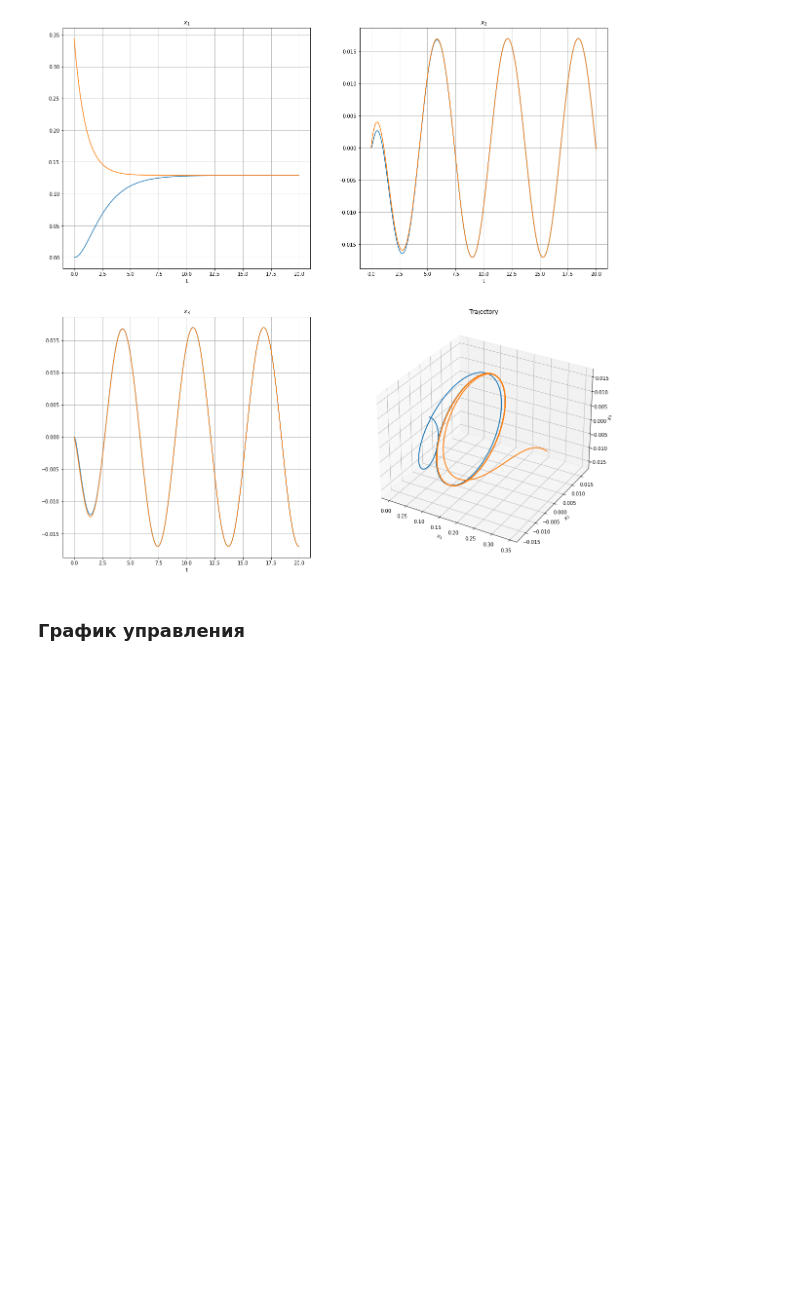
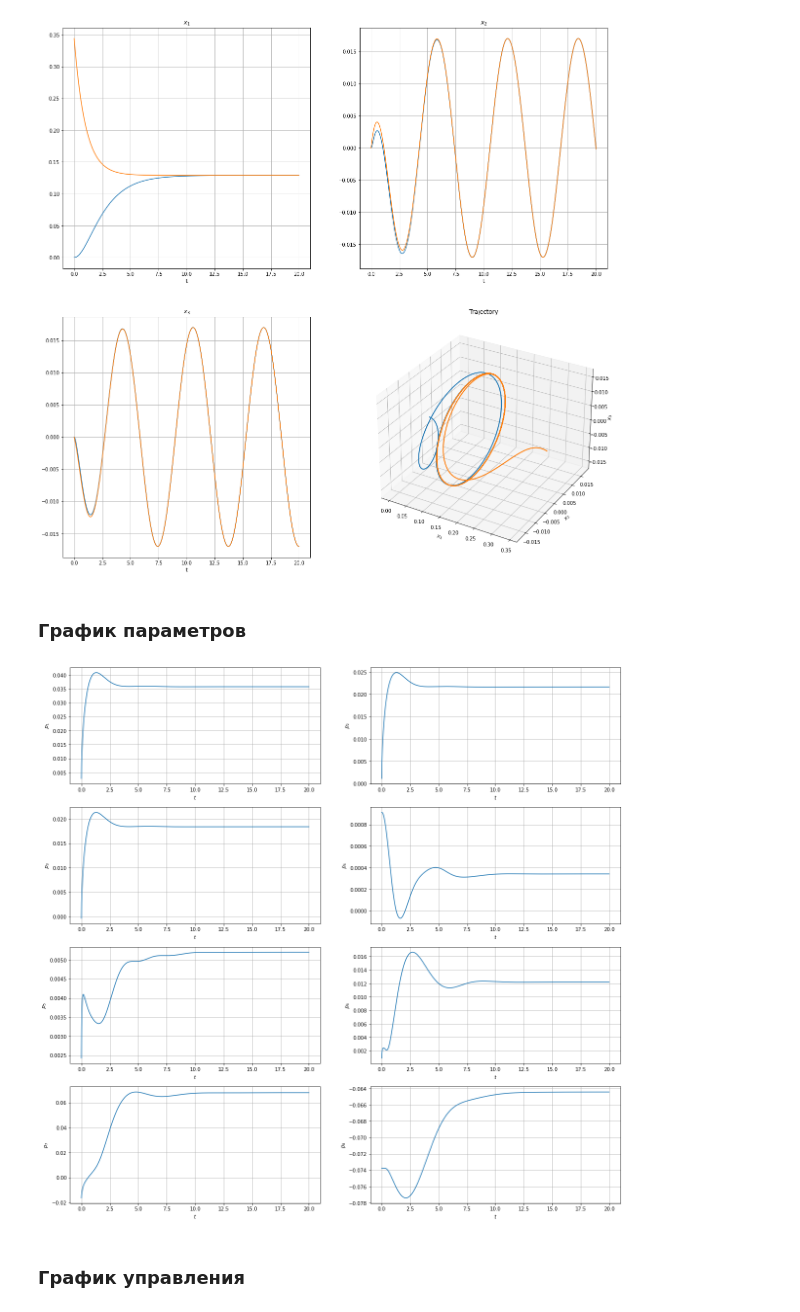
Before and after one commit to kirillserious/2022-1-robots, a Jupyter notebook: main.ipynb, the cells around one changed output. Saved outputs shown, nothing was run; the diff lists cells and outputs as text; code cells hidden in the pictures; blank space fills up the shorter version.

Commit message:
Add params plots

```diff
--- a/main.ipynb
+++ b/main.ipynb
@@ -219,7 +216,7 @@ def ode_system(control):
         return dq[:, 0]
     return result
 
-grid, end_effectors, controls = utils.solve(robot, ode_system, control, state_from=state_from)
+grid, end_effectors, controls, params = utils.solve(robot, ode_system, control, state_from=state_from)
 # %% [markdown]
 ### График траектории
 # %%
@@ -232,6 +229,18 @@ plots[3].plot(path[0][0], path[0][1], path[0][2], linewidth=2)
 plt.show()
 # %% [output]
 [figure]
+# %% [markdown]
+### График параметров
+# %%
+figure = plt.figure(figsize=(20, 20)); param_count = int(params.shape[1])
+for i in range(param_count):
+    plot = figure.add_subplot(param_count//2 + param_count%2, 2, i+1)
+    plot.set(xlabel='$t$', ylabel='$p_%d$'%(i+1))
+    plot.plot(grid, params[:, i])
+    plot.grid(True)
+plt.show()
+# %% [output]
+[figure, added]
 # %% [markdown]
 ### График управления
 # %%
```
Also changed, not shown: parts of 4 cells of this notebook, 1 other file.
